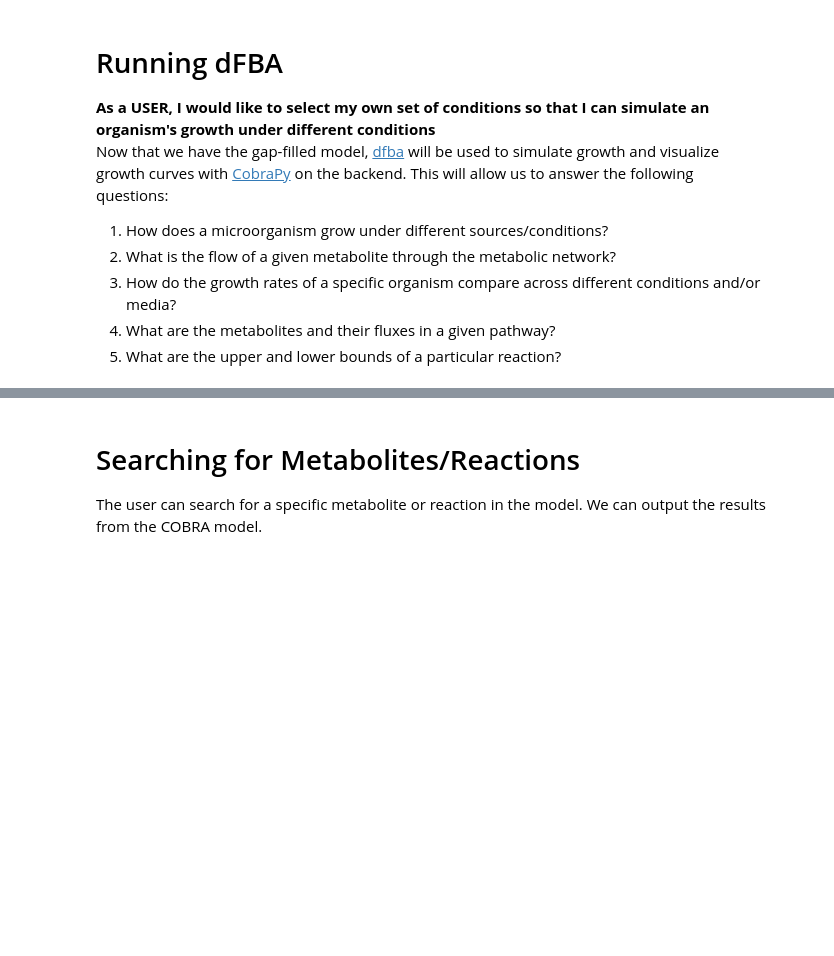
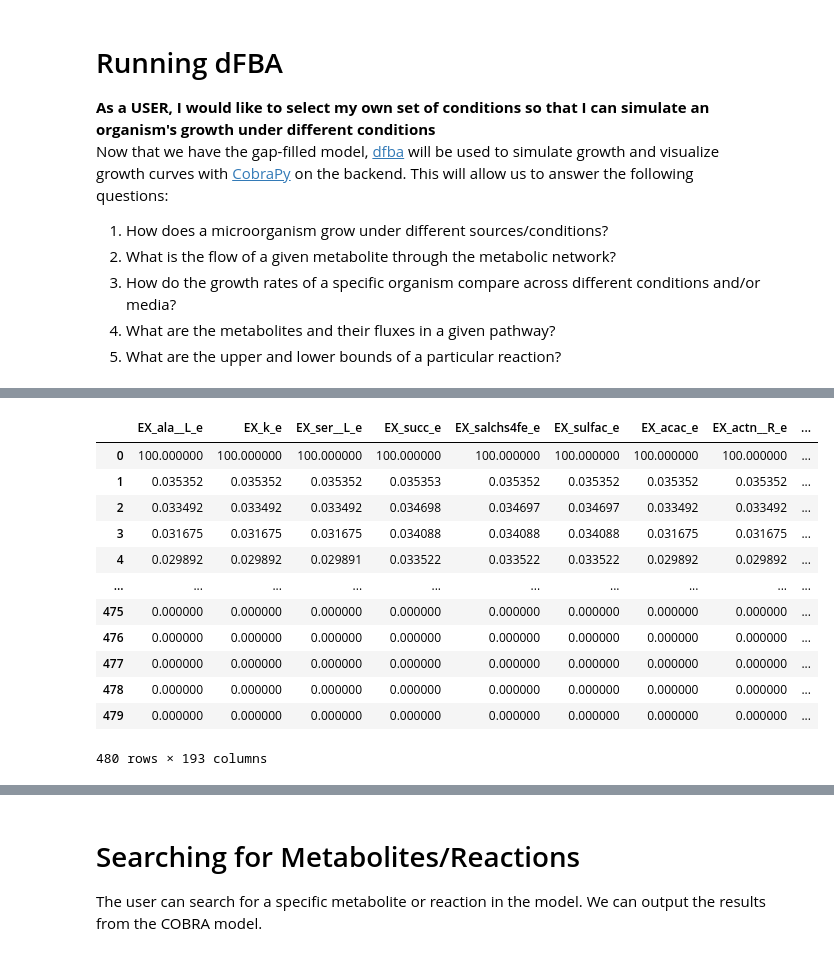
Before and after one commit to esameth/gapfill_db, a Jupyter notebook: tutorial/tutorial.ipynb, the cells around one changed output, grey strips where cells are left out. Drawn from its saved outputs; the diff is of its cells as text; code cells hidden in the pictures; blank space fills up the shorter version.

```diff
--- a/tutorial/tutorial.ipynb
+++ b/tutorial/tutorial.ipynb
@@ -101,0 +149,31 @@ pip install cobra
+# %%
+user_exc = {}
+# For each user defined value, find exchange rxns
+for i in range(len(exchanges)):
+    regex = re.compile(exchanges[i], flags=re.IGNORECASE)
+    rxn = model.reactions.query(regex, attribute='id')[0]
+    if rxn not in exclUptakeRxns:
+        if concentrations[i] == 0 and -rxn.lower_bound > 0:
+            concentrations[i] = 1
+        user_exc[rxn] = {}
+        user_exc[rxn]['concentration'] = concentrations[i]
+        user_exc[rxn]['metabolite'] = model.metabolites.query(exchanges[i], attribute='id')[0]
+# %%
+# Initialize concentrations
+excInd = list(set(model.exchanges) - set(exclUptakeRxns))
+concentrationMatrix = np.zeros((int(48 / timeStep), len(excInd)))
+for i in range(len(excInd)):
+    rxn = excInd[i]
+    try:
+        concentrationMatrix[0][i] = user_exc[rxn]['concentration']
+    # Deal with reactions for which there are no initial concentrations
+    except:
+        if -rxn.lower_bound > 0:
+            concentrationMatrix[0][i] = 1
+
+biomassVec = [0.1]
+# %%
+# Initialize bounds - max is 1000
+uptakeBound = np.zeros((int(48 / timeStep), len(excInd)), dtype=np.float64)
+uptakeBound[0] = concentrationMatrix[0] / (0.1 * timeStep)
+uptakeBound[0][uptakeBound[0] > 1000] = 1000
@@ -101,0 +237,17 @@ pip install cobra
+# %%
+uptake = pd.DataFrame(uptakeBound, columns =  excRxnNames)
+uptake
+# %% [output]
+|  | EX_ala__L_e | EX_k_e | EX_ser__L_e | EX_succ_e | EX_salchs4fe_e | EX_sulfac_e | EX_acac_e | EX_actn__R_e | ... |
+| 0 | 100.000000 | 100.000000 | 100.000000 | 100.000000 | 100.000000 | 100.000000 | 100.000000 | 100.000000 | ... |
+| 1 | 0.035352 | 0.035352 | 0.035352 | 0.035353 | 0.035352 | 0.035352 | 0.035352 | 0.035352 | ... |
+| 2 | 0.033492 | 0.033492 | 0.033492 | 0.034698 | 0.034697 | 0.034697 | 0.033492 | 0.033492 | ... |
+| 3 | 0.031675 | 0.031675 | 0.031675 | 0.034088 | 0.034088 | 0.034088 | 0.031675 | 0.031675 | ... |
+| 4 | 0.029892 | 0.029892 | 0.029891 | 0.033522 | 0.033522 | 0.033522 | 0.029892 | 0.029892 | ... |
+| ... | ... | ... | ... | ... | ... | ... | ... | ... | ... |
+| 475 | 0.000000 | 0.000000 | 0.000000 | 0.000000 | 0.000000 | 0.000000 | 0.000000 | 0.000000 | ... |
+| 476 | 0.000000 | 0.000000 | 0.000000 | 0.000000 | 0.000000 | 0.000000 | 0.000000 | 0.000000 | ... |
+| 477 | 0.000000 | 0.000000 | 0.000000 | 0.000000 | 0.000000 | 0.000000 | 0.000000 | 0.000000 | ... |
+| 478 | 0.000000 | 0.000000 | 0.000000 | 0.000000 | 0.000000 | 0.000000 | 0.000000 | 0.000000 | ... |
+| 479 | 0.000000 | 0.000000 | 0.000000 | 0.000000 | 0.000000 | 0.000000 | 0.000000 | 0.000000 | ... |
+480 rows × 193 columns
```
Also changed, not shown: parts of 38 cells of this notebook.
